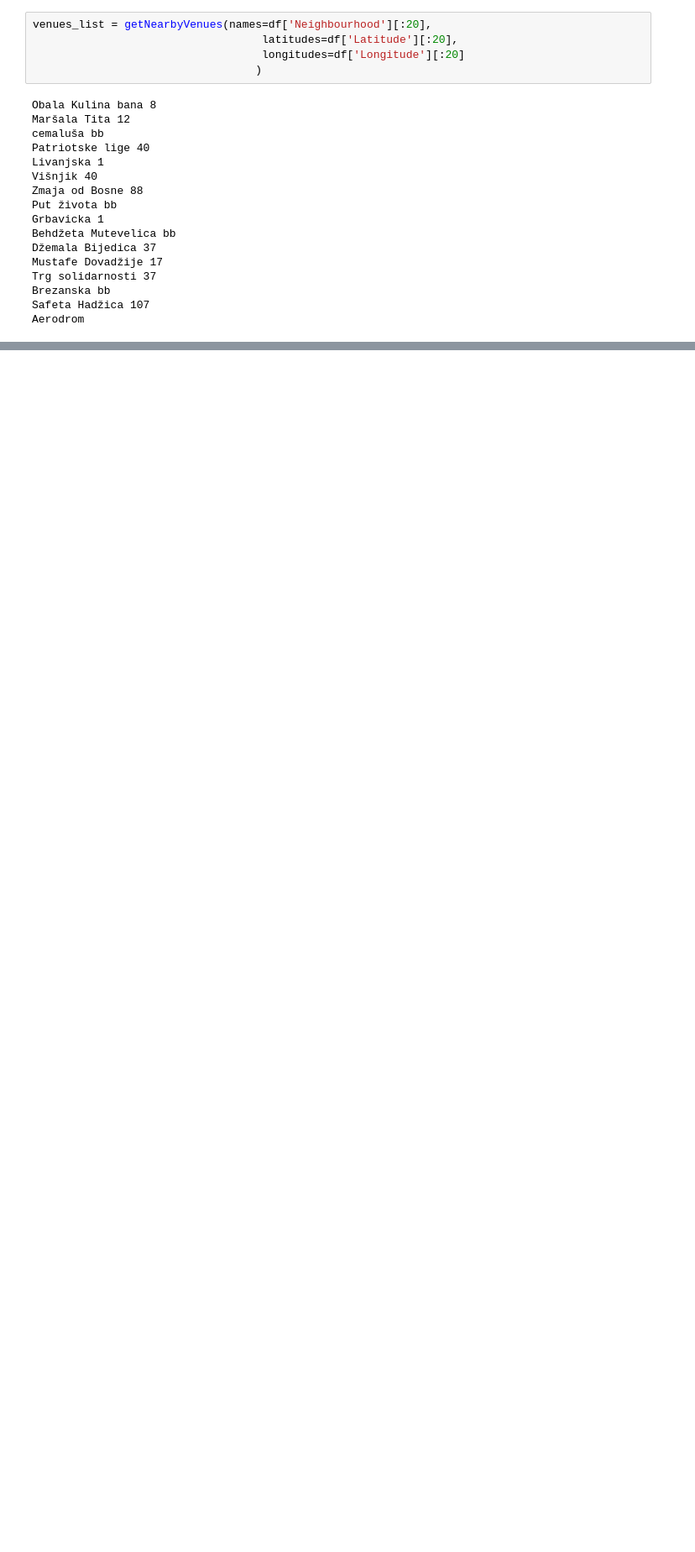
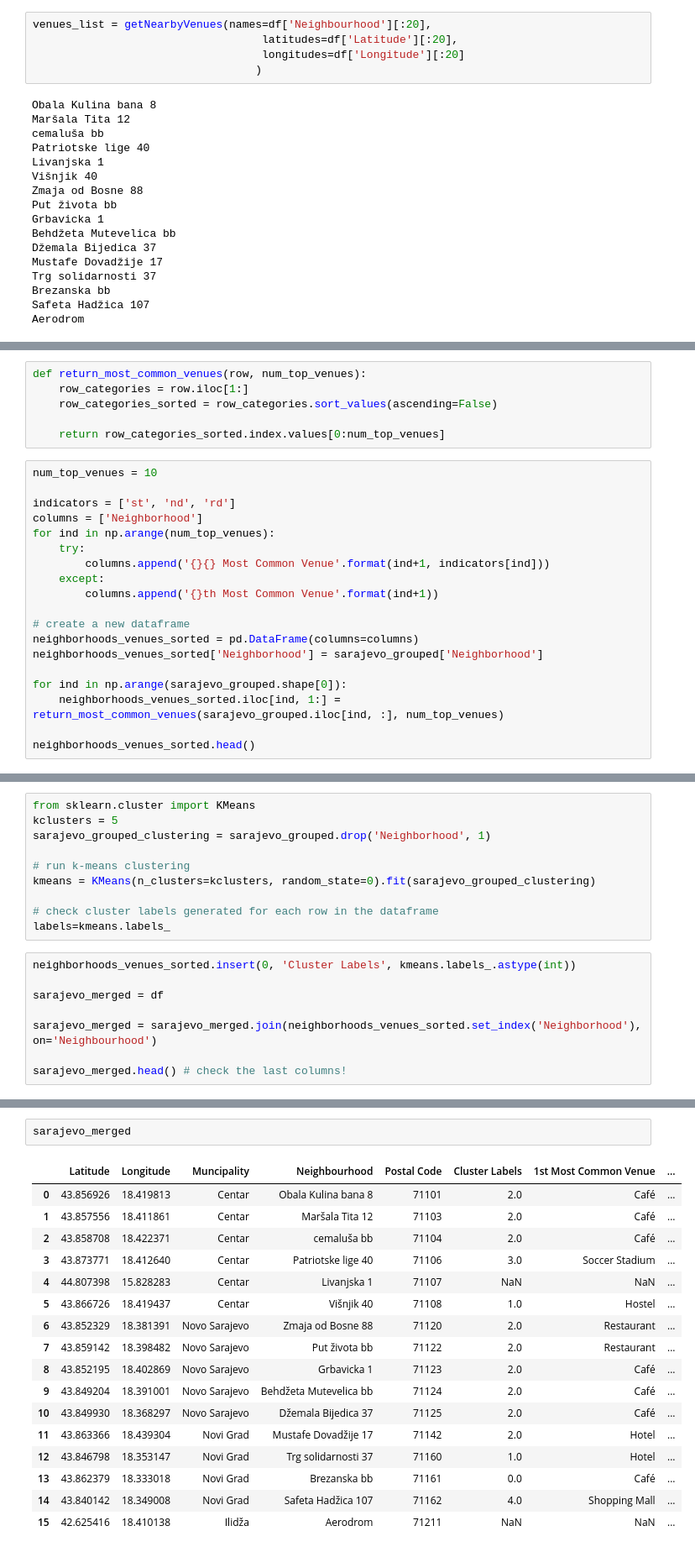
Before and after one commit to Aroraskank/Coursera_Capstone, a Jupyter notebook: Untitled.ipynb, the cells around one changed output, grey strips where cells are left out. Shown at 84% size. Drawn from its saved outputs; the diff is of its cells as text; blank space fills up the shorter version.

```diff
--- a/Untitled.ipynb
+++ b/Untitled.ipynb
@@ -276,0 +369,25 @@ venues_list.tail(20)
+# %%
+def return_most_common_venues(row, num_top_venues):
+    row_categories = row.iloc[1:]
+    row_categories_sorted = row_categories.sort_values(ascending=False)
+
+    return row_categories_sorted.index.values[0:num_top_venues]
+# %%
+num_top_venues = 10
+
+indicators = ['st', 'nd', 'rd']
+columns = ['Neighborhood']
+for ind in np.arange(num_top_venues):
+    try:
+        columns.append('{}{} Most Common Venue'.format(ind+1, indicators[ind]))
+    except:
+        columns.append('{}th Most Common Venue'.format(ind+1))
+
+# create a new dataframe
+neighborhoods_venues_sorted = pd.DataFrame(columns=columns)
+neighborhoods_venues_sorted['Neighborhood'] = sarajevo_grouped['Neighborhood']
+
+for ind in np.arange(sarajevo_grouped.shape[0]):
+    neighborhoods_venues_sorted.iloc[ind, 1:] = return_most_common_venues(sarajevo_grouped.iloc[ind, :], num_top_venues)
+
+neighborhoods_venues_sorted.head()
@@ -276,0 +401,18 @@ venues_list.tail(20)
+# %%
+from sklearn.cluster import KMeans
+kclusters = 5
+sarajevo_grouped_clustering = sarajevo_grouped.drop('Neighborhood', 1)
+
+# run k-means clustering
+kmeans = KMeans(n_clusters=kclusters, random_state=0).fit(sarajevo_grouped_clustering)
+
+# check cluster labels generated for each row in the dataframe
+labels=kmeans.labels_
+# %%
+neighborhoods_venues_sorted.insert(0, 'Cluster Labels', kmeans.labels_.astype(int))
+
+sarajevo_merged = df
+
+sarajevo_merged = sarajevo_merged.join(neighborhoods_venues_sorted.set_index('Neighborhood'), on='Neighbourhood')
+
+sarajevo_merged.head() # check the last columns!
@@ -276,0 +426,20 @@ venues_list.tail(20)
+# %%
+sarajevo_merged
+# %% [output]
+|  | Latitude | Longitude | Muncipality | Neighbourhood | Postal Code | Cluster Labels | 1st Most Common Venue | ... |
+| 0 | 43.856926 | 18.419813 | Centar | Obala Kulina bana 8 | 71101 | 2.0 | Café | ... |
+| 1 | 43.857556 | 18.411861 | Centar | Maršala Tita 12 | 71103 | 2.0 | Café | ... |
+| 2 | 43.858708 | 18.422371 | Centar | cemaluša bb | 71104 | 2.0 | Café | ... |
+| 3 | 43.873771 | 18.412640 | Centar | Patriotske lige 40 | 71106 | 3.0 | Soccer Stadium | ... |
+| 4 | 44.807398 | 15.828283 | Centar | Livanjska 1 | 71107 | NaN | NaN | ... |
+| 5 | 43.866726 | 18.419437 | Centar | Višnjik 40 | 71108 | 1.0 | Hostel | ... |
+| 6 | 43.852329 | 18.381391 | Novo Sarajevo | Zmaja od Bosne 88 | 71120 | 2.0 | Restaurant | ... |
+| 7 | 43.859142 | 18.398482 | Novo Sarajevo | Put života bb | 71122 | 2.0 | Restaurant | ... |
+| 8 | 43.852195 | 18.402869 | Novo Sarajevo | Grbavicka 1 | 71123 | 2.0 | Café | ... |
+| 9 | 43.849204 | 18.391001 | Novo Sarajevo | Behdžeta Mutevelica bb | 71124 | 2.0 | Café | ... |
+| 10 | 43.849930 | 18.368297 | Novo Sarajevo | Džemala Bijedica 37 | 71125 | 2.0 | Café | ... |
+| 11 | 43.863366 | 18.439304 | Novi Grad | Mustafe Dovadžije 17 | 71142 | 2.0 | Hotel | ... |
+| 12 | 43.846798 | 18.353147 | Novi Grad | Trg solidarnosti 37 | 71160 | 1.0 | Hotel | ... |
+| 13 | 43.862379 | 18.333018 | Novi Grad | Brezanska bb | 71161 | 0.0 | Café | ... |
+| 14 | 43.840142 | 18.349008 | Novi Grad | Safeta Hadžica 107 | 71162 | 4.0 | Shopping Mall | ... |
+| 15 | 42.625416 | 18.410138 | Ilidža | Aerodrom | 71211 | NaN | NaN | ... |
```
Also changed, not shown: parts of 10 cells of this notebook, 3 other files.
